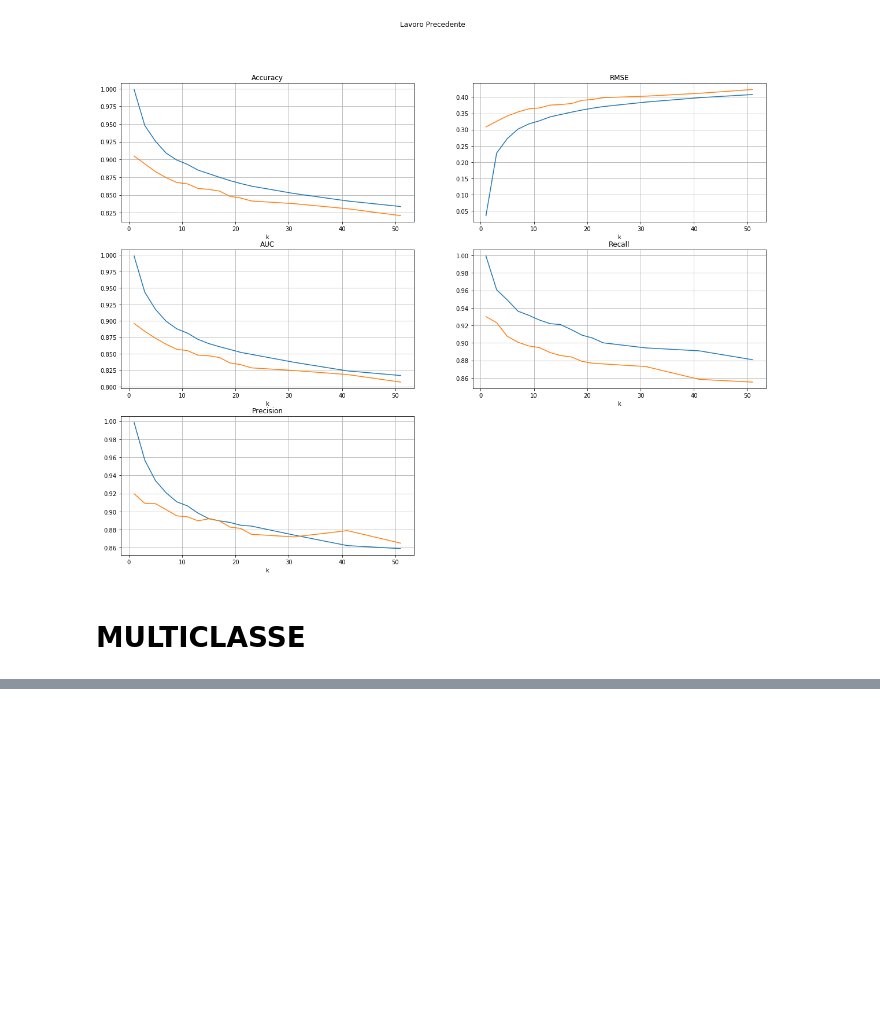
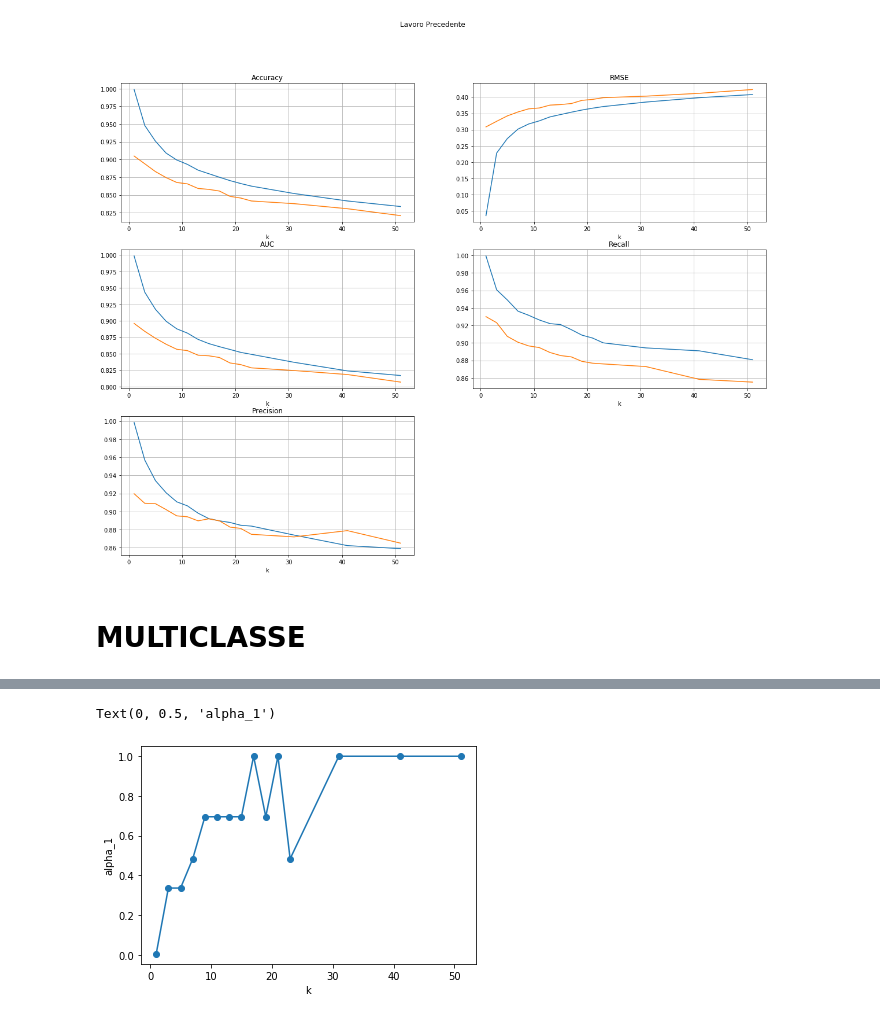
Before and after one commit to simonedambrosi/MLTOX-Simone, a Jupyter notebook: Script per tesi/KNN tables -- lavoro precedente.ipynb, the cells around one changed output, grey strips where cells are left out. Saved outputs shown, nothing was run; the diff lists cells and outputs as text; code cells hidden in the pictures; blank space fills up the shorter version.

```diff
--- a/Script per tesi/KNN tables -- lavoro precedente.ipynb
+++ b/Script per tesi/KNN tables -- lavoro precedente.ipynb
@@ -557,0 +641,16 @@ non_categorical =[ 'atom_number', 'bonds_number', 'Mol', 'MorganDensity', 'LogP'
+# %%
+import matplotlib.pyplot as plt
+
+ks = [1,3,5,7,9,11,13,15,17,19,21,23,31,41,51]
+alphas = [0.00428, 0.3359818286283781, 0.3359818286283781, 0.4832930238571752, 0.6951927961775606, 0.6951927961775606,
+         0.6951927961775606, 0.6951927961775606, 1.0, 0.6951927961775606, 1.0, 0.4832930238571752, 1.0, 1.0 ,1.0]
+
+leafs = [10,70,70,60,80,70, 60,60,70,60,80,60,60,80,70]
+
+a = pd.DataFrame()
+plt.plot(ks,alphas, '-o')
+plt.xlabel('k')
+plt.ylabel('alpha_1')
+# %% [output]
+Text(0, 0.5, 'alpha_1')
+[figure, added]
```
Also changed, not shown: parts of 9 cells of this notebook, 25 other files.
